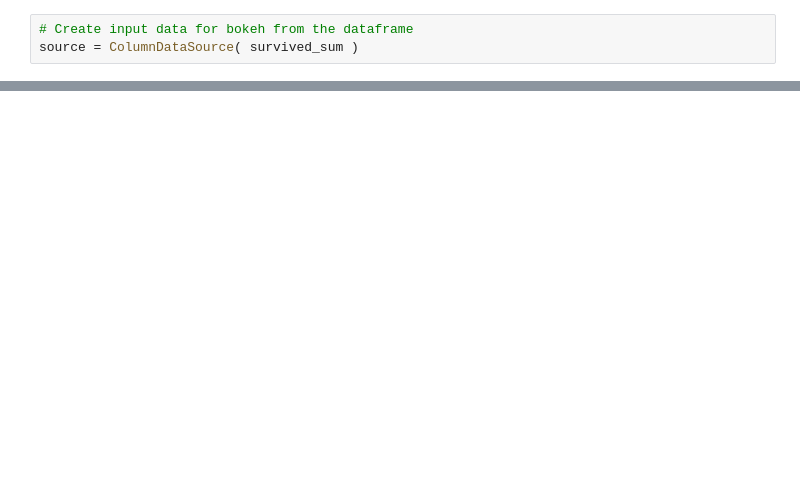
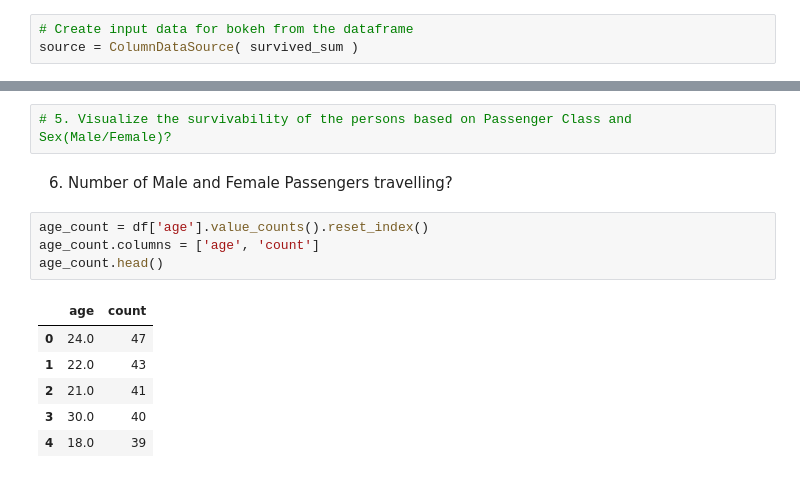
Before and after one commit to reddykumarmodam/datavisualization, a Jupyter notebook: Assignment2_Akhil-Reddy.ipynb, the cells around one changed output, grey strips where cells are left out. Cells and saved outputs as stored; diff of their text form; blank space fills up the shorter version.

```diff
--- a/Assignment2_Akhil-Reddy.ipynb
+++ b/Assignment2_Akhil-Reddy.ipynb
@@ -216,3 +229,18 @@ show(p)
 # %% [output]
 [interactive output not drawn]
 [interactive output not drawn]
+# %%
+# 5. Visualize the survivability of the persons based on Passenger Class and Sex(Male/Female)?
+# %% [markdown]
+6. Number of Male and Female Passengers travelling?
+# %%
+age_count = df['age'].value_counts().reset_index()
+age_count.columns = ['age', 'count']
+age_count.head()
+# %% [output]
+|  | age | count |
+| 0 | 24.0 | 47 |
+| 1 | 22.0 | 43 |
+| 2 | 21.0 | 41 |
+| 3 | 30.0 | 40 |
+| 4 | 18.0 | 39 |
```
Also changed, not shown: parts of 9 cells of this notebook.
